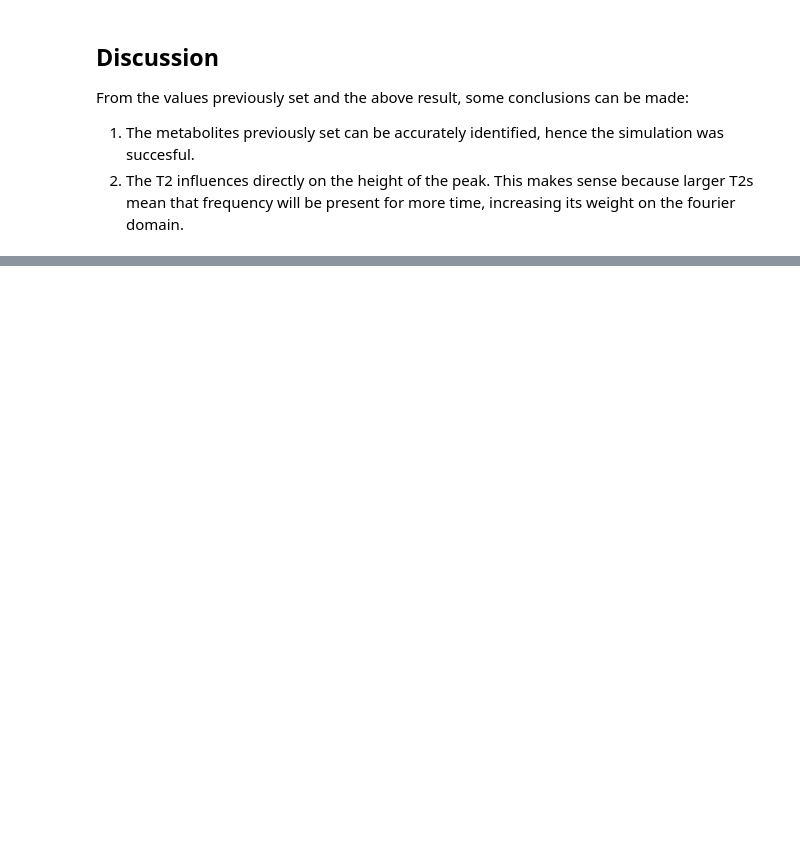
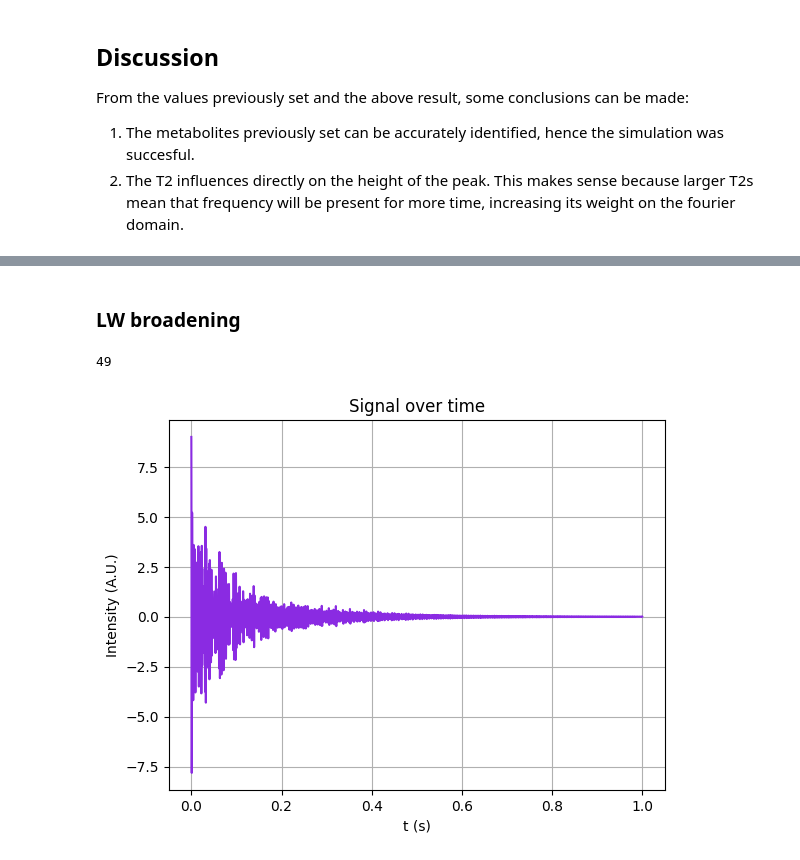
Before and after one commit to JoaoDell/MRI-study, a Jupyter notebook: examples/metabolites/metabolites.ipynb, the cells around one changed output, grey strips where cells are left out. Cells and saved outputs as stored; diff of their text form; code cells hidden in the pictures; blank space fills up the shorter version.

Commit message:
feat : new signal corruption feature

```diff
--- a/examples/metabolites/metabolites.ipynb
+++ b/examples/metabolites/metabolites.ipynb
@@ -124,0 +134,27 @@ increasing its weight on the fourier domain.
+# %% [markdown]
+### LW broadening
+# %%
+w = ws[-1]
+T2 = t2s[-1]
+size = 0.05
+dw = 5.0
+M_0 = 1.0
+phi = 0.0
+
+corrup_pop = pymri.corrupted_lw(w, size, dw, T2, M_0, phi)
+
+print(corrup_pop[0].size)
+
+corrup_y, t = pymri.population_transverse_decay(t0, tn, dt, corrup_pop, np.array([]))
+
+final_y = y + corrup_y/corrup_pop[0].size
+# %% [output]
+49
+# %%
+plt.plot(t, final_y, c = "blueviolet")
+plt.title("Signal over time")
+plt.xlabel("t (s)")
+plt.ylabel("Intensity (A.U.)")
+plt.grid()
+# %% [output]
+[figure, added]
```
Also changed, not shown: parts of 8 cells of this notebook, 1 other file.
